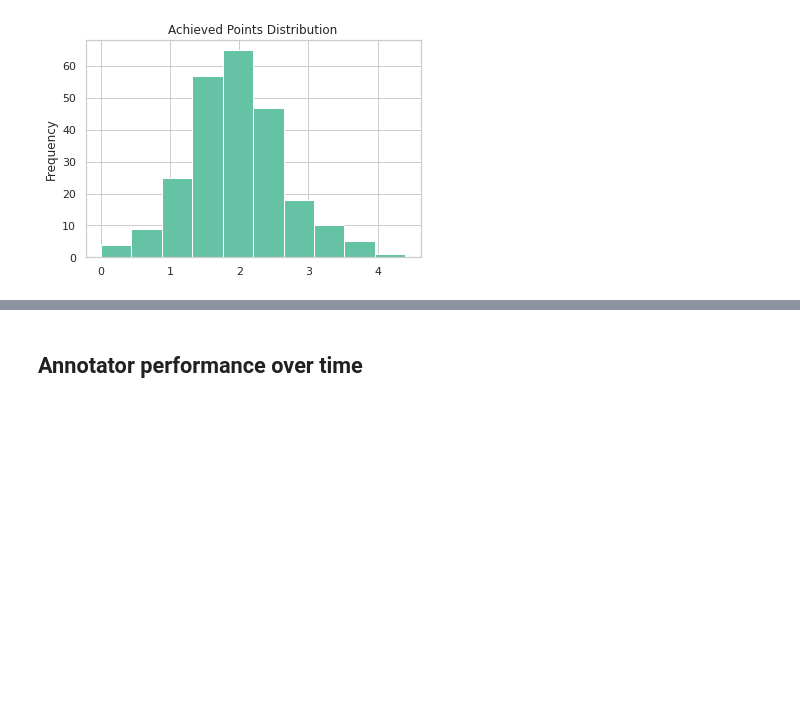
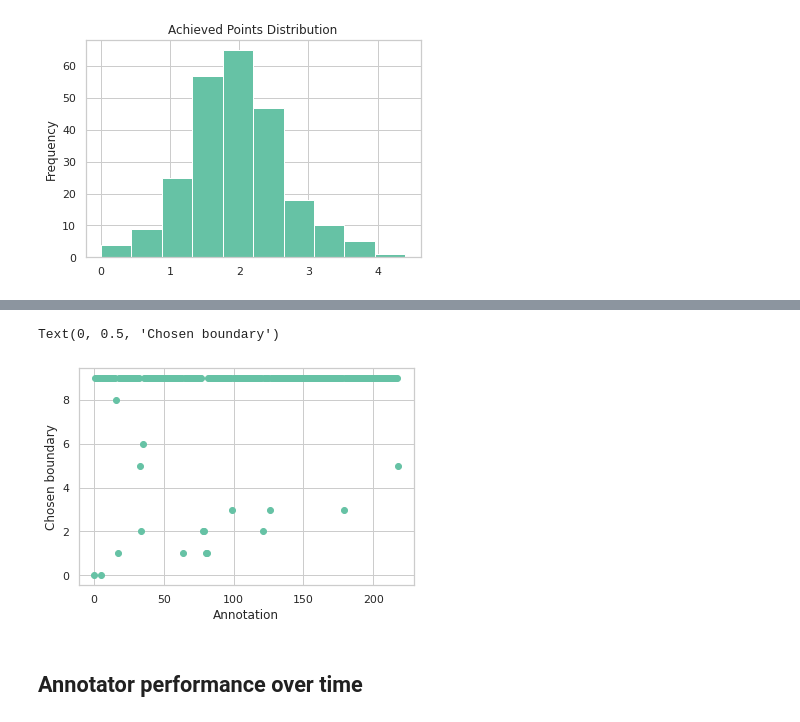
Before and after one commit to kirubarajan/roft, a Jupyter notebook: annotation/analysis/research.ipynb, the cells around one changed output, grey strips where cells are left out. Cells and saved outputs as stored; diff of their text form; code cells hidden in the pictures; blank space fills up the shorter version.

```diff
--- a/annotation/analysis/research.ipynb
+++ b/annotation/analysis/research.ipynb
@@ -138,5 +140,5 @@ They are known to have used exploits and other scripts to manipulate the site
 # %%
-full_df = full_df[full_df['annotator'] != 4334]
+full_df = full_df[~full_df['annotator'].isin([4415, 5349, 4644, 4334])
 # %% [markdown]
 ##Add survey results to the DataFrame
 # %%
@@ -562,3 +609,11 @@ full_df.groupby('annotator').points.mean().plot.hist(
+# %%
+ys = full_df[full_df["annotator"] == 4415].sort_values("date")["predicted_boundary_index"].tolist()
+plt.scatter(x=range(len(ys)), y=ys)
+plt.xlabel("Annotation")
+plt.ylabel("Chosen boundary")
+# %% [output]
+Text(0, 0.5, 'Chosen boundary')
+[figure, added]
 # %% [markdown]
 ## Annotator performance over time
 # %% [markdown]
```
Also changed, not shown: parts of 8 cells of this notebook.
